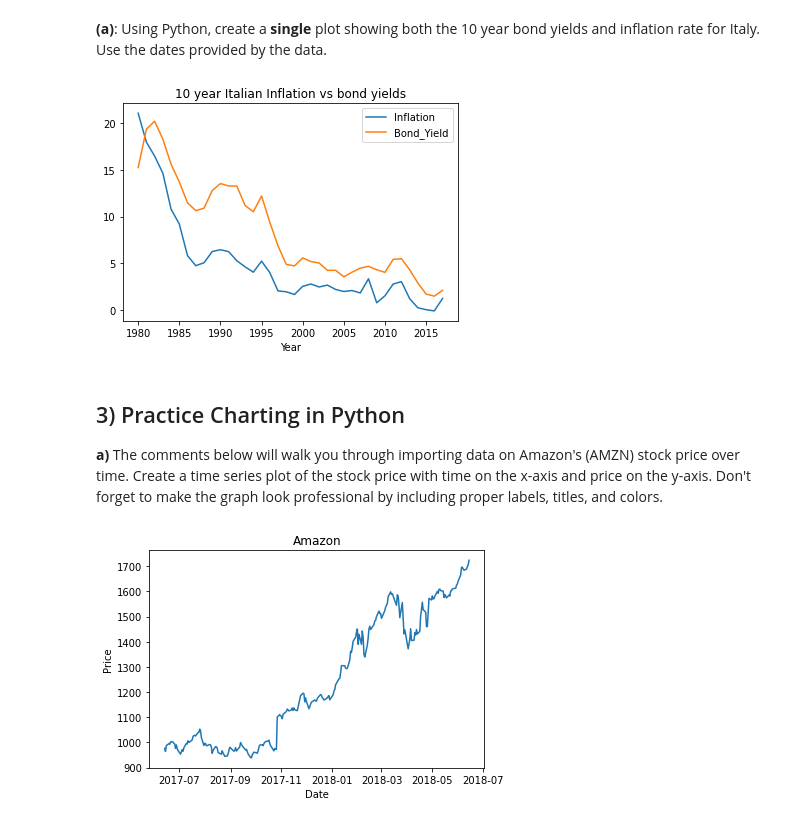
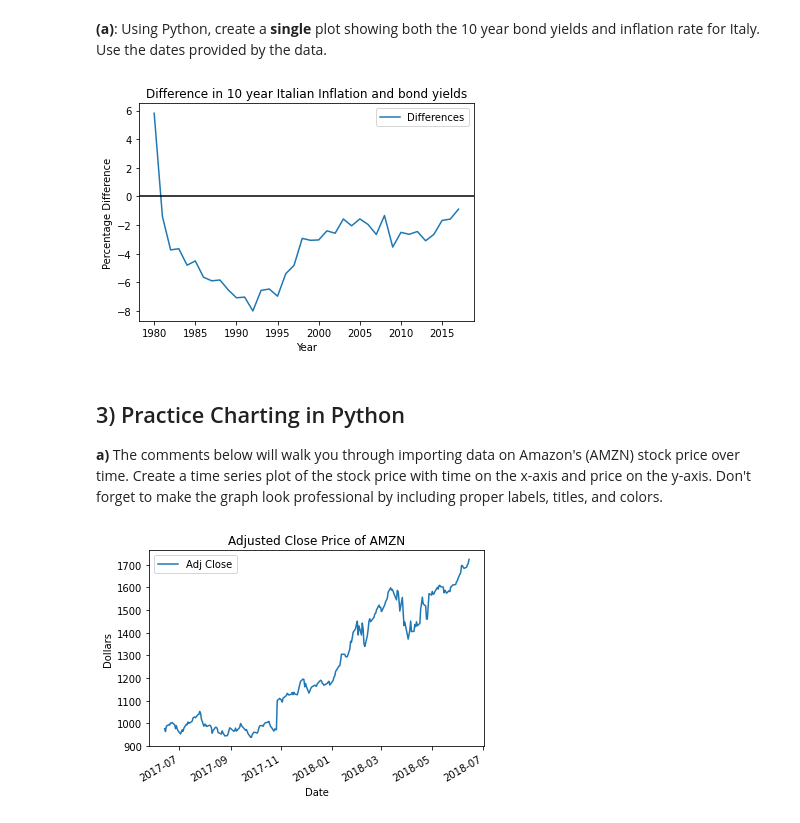
Before and after one commit to TBrost/Econ_381_Solow_Romer_Model, a Jupyter notebook: Graphs/AP_LR_TimeSeriesGraphs.ipynb, the cells around one changed output. Saved outputs shown, nothing was run; the diff lists cells and outputs as text; code cells hidden in the pictures.

```diff
--- a/Graphs/AP_LR_TimeSeriesGraphs.ipynb
+++ b/Graphs/AP_LR_TimeSeriesGraphs.ipynb
@@ -102,23 +107,26 @@ __(a)__: Using Python, create a __single__ plot showing both the 10 year bond yi
 # %%
 # Import data
 inflation_url = "https://raw.githubusercontent.com/dylanjm/econ_381_development/master/data/ch08_italy_inflation.csv"
 inflation = pd.read_csv(inflation_url,header=0, names=['Date', 'Inflation'])
 
 bond_url = "https://raw.githubusercontent.com/dylanjm/econ_381_development/master/data/ch08_italy_bond.csv"
 bond = pd.read_csv(bond_url,header=0, names=['Date', 'Bond_Yield'])
 
 # Merge dataframes
 italy_rates = pd.merge(inflation, bond, on='Date', how='outer')
 
 # Plot
 italy_rates['Date'] = pd.to_datetime(italy_rates['Date'])
 italy_rates['Year'] = italy_rates['Date'].dt.year
-italy_rates.plot(x = 'Year', y = ['Inflation', 'Bond_Yield'], kind = 'line')
-plt.title("10 year Italian Inflation vs bond yields")
+italy_rates['Differences'] = italy_rates['Inflation'] - italy_rates['Bond_Yield']
+italy_rates.plot(x = 'Year', y = ['Differences'], kind = 'line')
+plt.axhline(y=0, color='black')
+plt.title("Difference in 10 year Italian Inflation and bond yields")
+plt.ylabel("Percentage Difference")
 #added title
 plt.show()
 # %% [output]
-[figure, old version]
+[figure, new version]
 # %% [markdown]
 ## 3) Practice Charting in Python
 
@@ -133,9 +141,13 @@ amzn = pd.read_csv('https://raw.githubusercontent.com/dylanjm/econ_381_developme
 #Note that the tite of the data that you are pulling is case sensitive. This code will not work if 'Date' is spelled 'date'
 
 amzn['Date'] = pd.to_datetime(amzn['Date'])
-amzn['Year'] = amzn['Date'].dt.year
 
 # Step 3: Make the time series plot using Python's Matplotlib. Use the new date variable and the column you want to use as the price variable.
 #View Chapter 1 Q2a to see how to pull data from a csv into a plot.
+amzn.plot(x = 'Date', y = ['Adj Close'], kind = 'line')
+plt.title("Adjusted Close Price of AMZN")
+#added title
+plt.ylabel("Dollars")
+plt.show()
 # %% [output]
-[figure, old version]
+[figure, new version]
```
Also changed, not shown: parts of 4 cells of this notebook, 1 other file.
